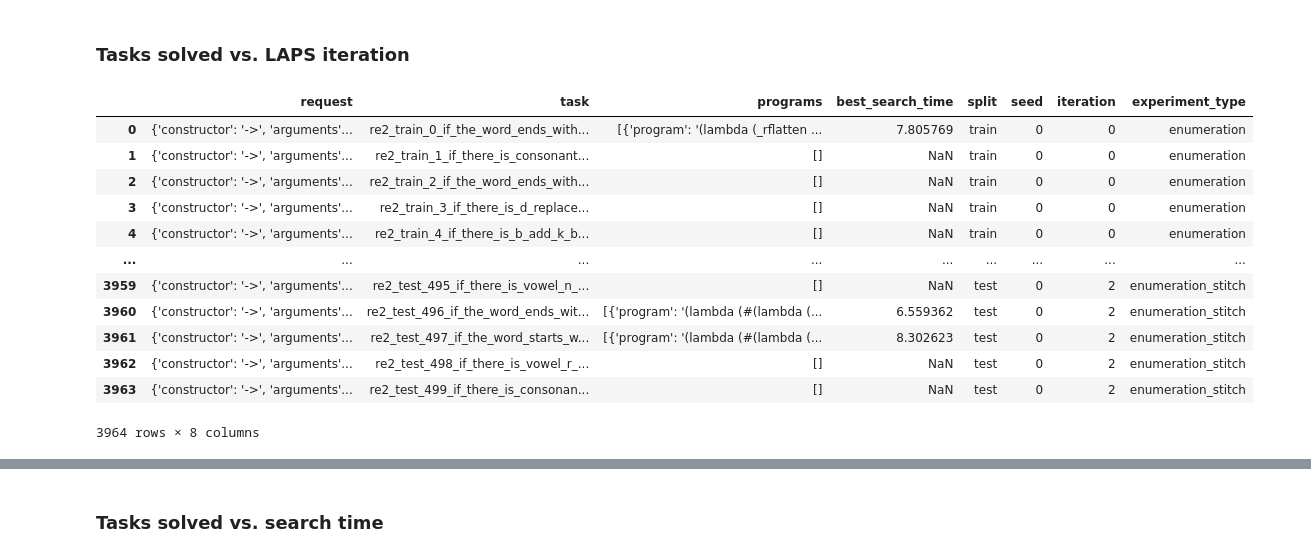
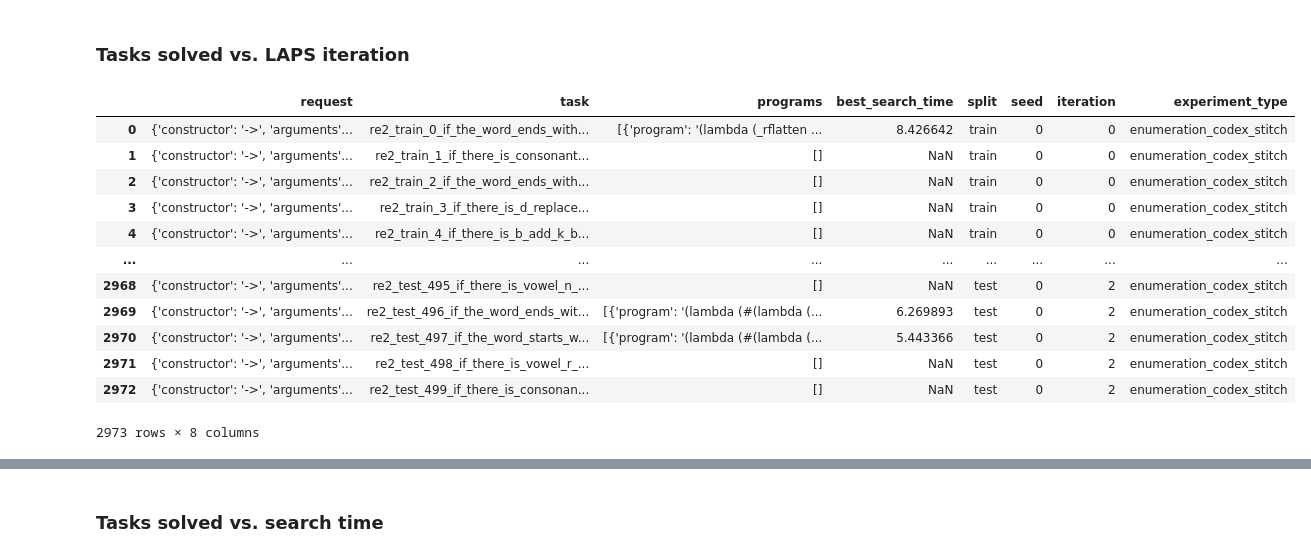
Before and after one commit to gabegrand/lilo, a Jupyter notebook: analysis/analyze_synthesis_experiment.ipynb, the cells around one changed output, grey strips where cells are left out. Cells and saved outputs as stored; diff of their text form; code cells hidden in the pictures.

```diff
--- a/analysis/analyze_synthesis_experiment.ipynb
+++ b/analysis/analyze_synthesis_experiment.ipynb
@@ -23,7 +23,8 @@ sns.set_theme(style="whitegrid", font_scale=1.25, rc={'figure.figsize':(12, 8)})
 # %%
 %config InlineBackend.figure_format = 'retina'
 # %%
-EXPERIMENT_NAME = "benchmarks"
+# EXPERIMENT_NAME = "benchmarks"
+EXPERIMENT_NAME = "test_benchmarks_temp"
 DOMAIN = "re2"
 COMPUTE_LIKELIHOODS = False
 
@@ -46,22 +47,22 @@ Available domains: ['re2']
 # %% [markdown]
 ### Tasks solved vs. LAPS iteration
 # %%
-df = analyzer.get_synthesis_results_for_domain(DOMAIN, experiment_types=["enumeration", "enumeration_stitch"])
+df = analyzer.get_synthesis_results_for_domain(DOMAIN)
 df
 # %% [output]
 |  | request | task | programs | best_search_time | split | seed | iteration | experiment_type |
-| 0 | {'constructor': '->', 'arguments'... | re2_train_0_if_the_word_ends_with... | [{'program': '(lambda (_rflatten ... | 7.805769 | train | 0 | 0 | enumeration |
-| 1 | {'constructor': '->', 'arguments'... | re2_train_1_if_there_is_consonant... | [] | NaN | train | 0 | 0 | enumeration |
-| 2 | {'constructor': '->', 'arguments'... | re2_train_2_if_the_word_ends_with... | [] | NaN | train | 0 | 0 | enumeration |
-| 3 | {'constructor': '->', 'arguments'... | re2_train_3_if_there_is_d_replace... | [] | NaN | train | 0 | 0 | enumeration |
-| 4 | {'constructor': '->', 'arguments'... | re2_train_4_if_there_is_b_add_k_b... | [] | NaN | train | 0 | 0 | enumeration |
+| 0 | {'constructor': '->', 'arguments'... | re2_train_0_if_the_word_ends_with... | [{'program': '(lambda (_rflatten ... | 8.426642 | train | 0 | 0 | enumeration_codex_stitch |
+| 1 | {'constructor': '->', 'arguments'... | re2_train_1_if_there_is_consonant... | [] | NaN | train | 0 | 0 | enumeration_codex_stitch |
+| 2 | {'constructor': '->', 'arguments'... | re2_train_2_if_the_word_ends_with... | [] | NaN | train | 0 | 0 | enumeration_codex_stitch |
+| 3 | {'constructor': '->', 'arguments'... | re2_train_3_if_there_is_d_replace... | [] | NaN | train | 0 | 0 | enumeration_codex_stitch |
+| 4 | {'constructor': '->', 'arguments'... | re2_train_4_if_there_is_b_add_k_b... | [] | NaN | train | 0 | 0 | enumeration_codex_stitch |
 | ... | ... | ... | ... | ... | ... | ... | ... | ... |
-| 3959 | {'constructor': '->', 'arguments'... | re2_test_495_if_there_is_vowel_n_... | [] | NaN | test | 0 | 2 | enumeration_stitch |
-| 3960 | {'constructor': '->', 'arguments'... | re2_test_496_if_the_word_ends_wit... | [{'program': '(lambda (#(lambda (... | 6.559362 | test | 0 | 2 | enumeration_stitch |
-| 3961 | {'constructor': '->', 'arguments'... | re2_test_497_if_the_word_starts_w... | [{'program': '(lambda (#(lambda (... | 8.302623 | test | 0 | 2 | enumeration_stitch |
-| 3962 | {'constructor': '->', 'arguments'... | re2_test_498_if_there_is_vowel_r_... | [] | NaN | test | 0 | 2 | enumeration_stitch |
-| 3963 | {'constructor': '->', 'arguments'... | re2_test_499_if_there_is_consonan... | [] | NaN | test | 0 | 2 | enumeration_stitch |
+| 2968 | {'constructor': '->', 'arguments'... | re2_test_495_if_there_is_vowel_n_... | [] | NaN | test | 0 | 2 | enumeration_codex_stitch |
+| 2969 | {'constructor': '->', 'arguments'... | re2_test_496_if_the_word_ends_wit... | [{'program': '(lambda (#(lambda (... | 6.269893 | test | 0 | 2 | enumeration_codex_stitch |
+| 2970 | {'constructor': '->', 'arguments'... | re2_test_497_if_the_word_starts_w... | [{'program': '(lambda (#(lambda (... | 5.443366 | test | 0 | 2 | enumeration_codex_stitch |
+| 2971 | {'constructor': '->', 'arguments'... | re2_test_498_if_there_is_vowel_r_... | [] | NaN | test | 0 | 2 | enumeration_codex_stitch |
+| 2972 | {'constructor': '->', 'arguments'... | re2_test_499_if_there_is_consonan... | [] | NaN | test | 0 | 2 | enumeration_codex_stitch |
-3964 rows × 8 columns
+2973 rows × 8 columns
 # %%
 df_results = (
     df.groupby(["experiment_type", "seed", "iteration", "split"])
```
Also changed, not shown: parts of 6 cells of this notebook, 4 other files.
